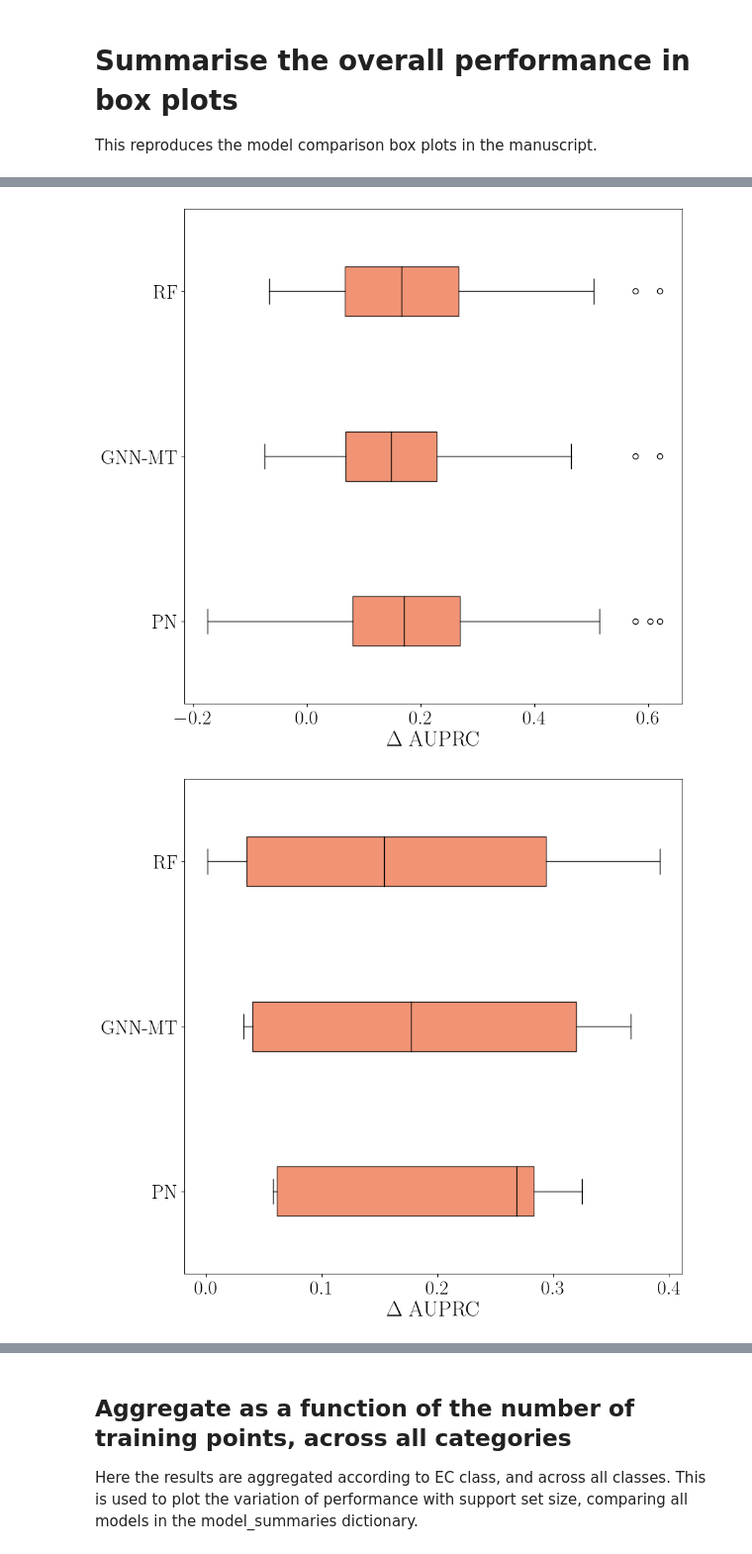
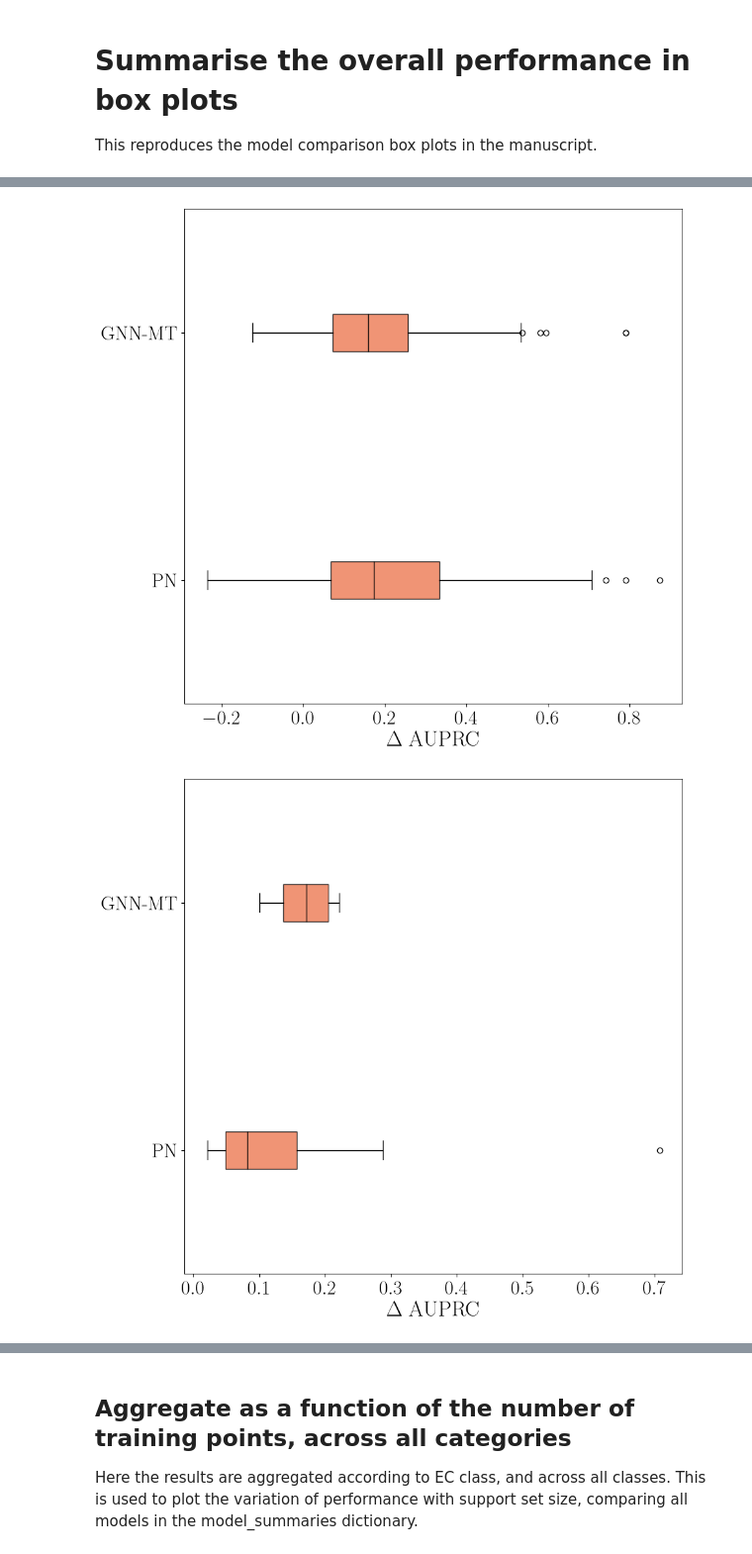
Before and after one commit to andrewp2303/ersilia-fsmol, a Jupyter notebook: notebooks/visualize.ipynb, the cells around one changed output, grey strips where cells are left out. Shown at 99% size. Saved outputs shown, nothing was run; the diff lists cells and outputs as text; code cells hidden in the pictures.

Commit message:
Visualization for smaller support sizes

```diff
--- a/notebooks/visualize.ipynb
+++ b/notebooks/visualize.ipynb
@@ -11,8 +13,8 @@ import ydata_profiling as pp
 # Setting up local details:
 # This should be the location of the checkout of the FS-Mol repository:
 FS_MOL_CHECKOUT_PATH = os.path.join(os.environ['HOME'], "Ersilia-FS", "fs_mol")
-# FS_MOL_DATASET_PATH = os.path.join(os.environ['HOME'], "code", "ersilia", "ersilia-fsmol", "datasets", "fs-mol-data")
-FS_MOL_DATASET_PATH = os.path.join(os.environ['HOME'], "Ersilia-FS", "dataset")
+FS_MOL_DATASET_PATH = os.path.join(os.environ['HOME'], "Ersilia-FS", "dataset", f"min_size_{support_size:02d}")
+
 
 os.chdir(FS_MOL_CHECKOUT_PATH)
 sys.path.insert(0, FS_MOL_CHECKOUT_PATH)
@@ -72,16 +78,16 @@ model_summaries = {
     "PN": os.path.join(results_path, f"{dir_list[0]}/summary/{name_list[0]}_summary.csv"),
     # "GNN-MAML": os.path.join(results_path, "MAML-Support16_summary.csv"),
     "GNN-MT": os.path.join(results_path, f"{dir_list[1]}/summary/{name_list[1]}_summary.csv"),
-    "RF": os.path.join(results_path, f"{dir_list[2]}/summary/{name_list[2]}_summary.csv"),
+    # "RF": os.path.join(results_path, f"{dir_list[2]}/summary/{name_list[2]}_summary.csv"),
     # "MAT": os.path.join(results_path, "MAT_summary.csv"),
     # "GNN-ST": os.path.join(results_path, "GNN-ST_summary.csv"),
-#     "kNN": os.path.join(results_path, "kNN_summary.csv"),
+# "kNN": os.path.join(results_path, "kNN_summary.csv"),
 }
 # Generated plots will be stored here, if you want to keep them. None disables saving.
-plot_output_dir = os.path.join(results_path, "plots")
+plot_output_dir = os.path.join(results_path, f"plots/support_{support_size:02d}")
 all_tasks_output_dir = os.path.join(results_path, "plots/all_tasks")
 os.makedirs(plot_output_dir, exist_ok=True)
 os.makedirs(all_tasks_output_dir, exist_ok=True)
 # %%
-data = load_data(model_summaries)
+data = load_data(model_summaries, [support_size])
 # %% [output]
@@ -117,3 +122,3 @@ styled_df
 # %%
 # expand out from val +/- error format, and calculate delta AUPRC
-data = expand_values(data, model_summaries)
+data = expand_values(data, model_summaries, train_sizes = [support_size])
@@ -160,5 +173,5 @@ This makes an individual comparison plot over models for each few-shot testing t
 This reproduces the model comparison box plots in the manuscript.
 # %%
 for highlight_class in ['Viruses', 'Fungi', 'Bacteria']:
-    box_plot(data, model_summaries, support_set_size = 16, plot_output_dir=plot_output_dir, highlight_class = highlight_class)
+    box_plot(data, model_summaries, support_set_size = support_size, plot_output_dir=plot_output_dir, highlight_class = highlight_class)
 # %% [output]
@@ -166,2 +179,2 @@ for highlight_class in ['Viruses', 'Fungi', 'Bacteria']:
-[figure, old version]
+[figure, new version]
-[figure, old version]
+[figure, new version]
```
Also changed, not shown: parts of 13 cells of this notebook, 2 other files.
